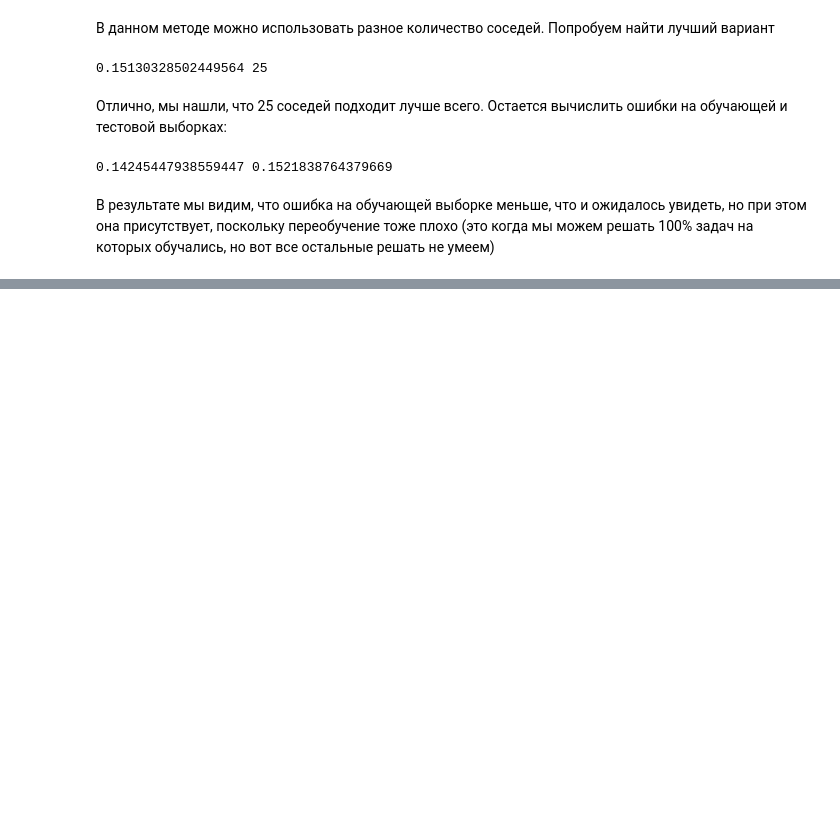
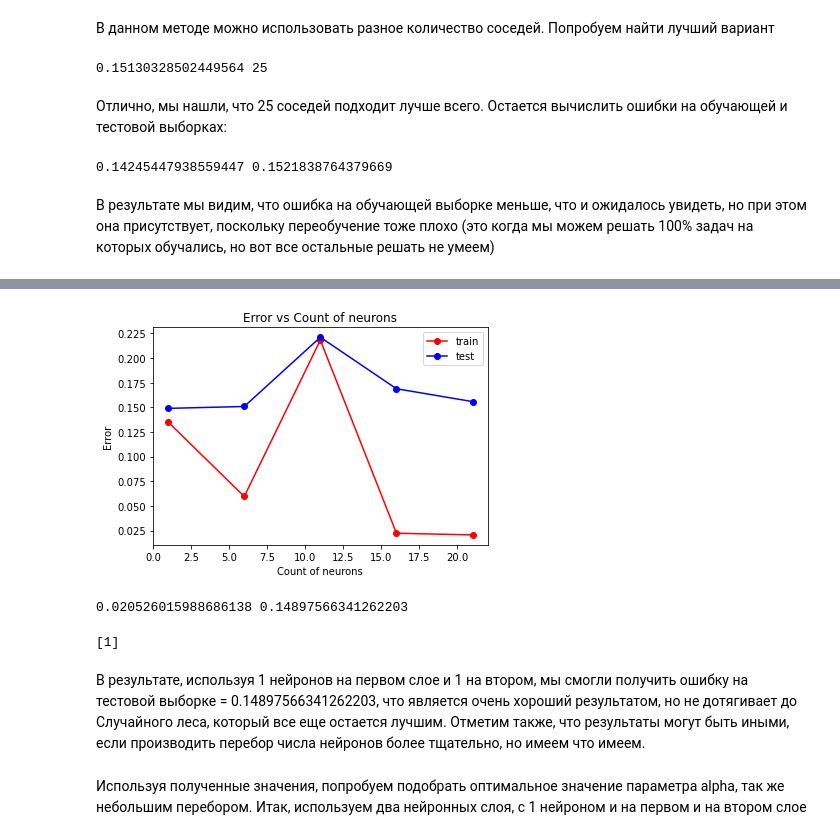
Before and after one commit to DimaSilenko/Machine-Learning, a Jupyter notebook: HomeWork_2.ipynb, the cells around one changed output, grey strips where cells are left out. Cells and saved outputs as stored; diff of their text form; code cells hidden in the pictures; blank space fills up the shorter version.

```diff
--- a/HomeWork_2.ipynb
+++ b/HomeWork_2.ipynb
@@ -615,0 +874,37 @@ print(err_train, err_test)
+# %%
+hidden_layer = np.arange(1, 25, 5)
+test_err = []
+train_err = []
+for neu in hidden_layer:
+    mlp_model = MLPClassifier(hidden_layer_sizes = (neu, 1), random_state = 42, max_iter = 10000)
+    mlp_model.fit(X_train, y_train)
+
+    y_train_pred = mlp_model.predict(X_train)
+    y_test_pred = mlp_model.predict(X_test)
+    train_err.append(np.mean(y_train != y_train_pred))
+    test_err.append(np.mean(y_test != y_test_pred))
+# %%
+plt.plot(hidden_layer, train_err, 'r-o', label = 'train')
+plt.plot(hidden_layer, test_err, 'b-o', label = 'test')
+plt.title('Error vs Count of neurons')
+plt.xlabel('Count of neurons')
+plt.ylabel('Error')
+plt.legend()
+pass
+# %% [output]
+[figure, added]
+# %%
+min_train_err = np.min(train_err)
+min_test_err = np.min(test_err)
+print(min_train_err, min_test_err)
+# %% [output]
+0.020526015988686138 0.14897566341262203
+# %%
+neu_opt = hidden_layer[test_err == min_test_err]
+print(neu_opt)
+# %% [output]
+[1]
+# %% [markdown]
+В результате, используя 1 нейронов на первом слое и 1 на втором, мы смогли получить ошибку на тестовой выборке = 0.14897566341262203, что является очень хороший результатом, но не дотягивает до Случайного леса, который все еще остается лучшим. Отметим также, что результаты могут быть иными, если производить перебор числа нейронов более тщательно, но имеем что имеем.
+# %% [markdown]
+Используя полученные значения, попробуем подобрать оптимальное значение параметра alpha, так же небольшим перебором. Итак, используем два нейронных слоя, с 1 нейроном и на первом и на втором слое
```
Also changed, not shown: parts of 52 cells of this notebook.
